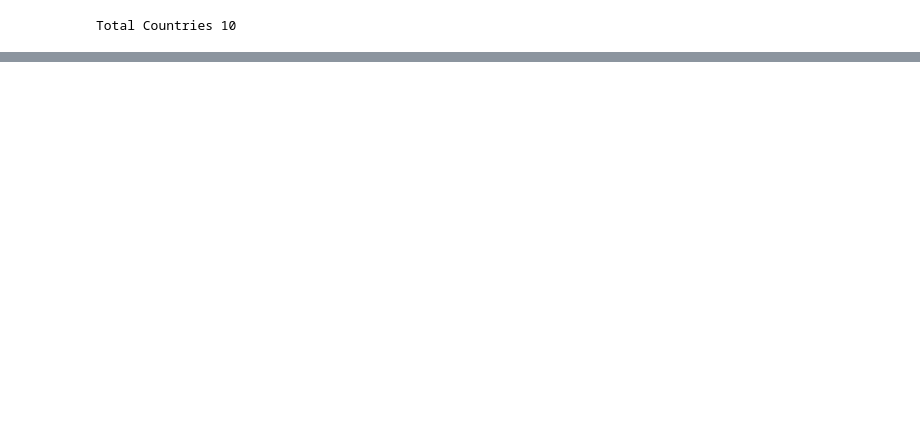
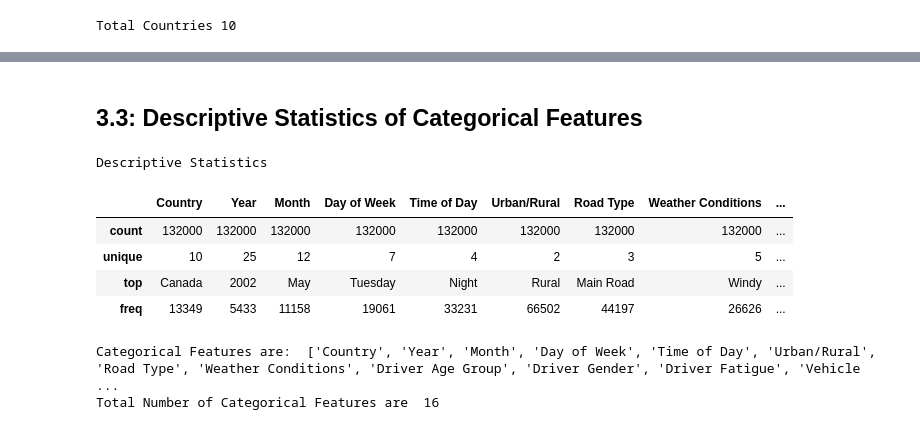
Before and after one commit to HassanZeb01/global-road-safety-analytics, a Jupyter notebook: Accident_Severity_Prediction_Multi_Country_Analysis.ipynb, the cells around one changed output, grey strips where cells are left out. Drawn from its saved outputs; the diff is of its cells as text; code cells hidden in the pictures; blank space fills up the shorter version.

```diff
--- a/Accident_Severity_Prediction_Multi_Country_Analysis.ipynb
+++ b/Accident_Severity_Prediction_Multi_Country_Analysis.ipynb
@@ -137,0 +200,29 @@ Total Countries 10
+# %% [markdown]
+## 3.3: Descriptive Statistics of Categorical Features
+# %%
+Descriptive_Statistics(raw_df,dtypes=['object','bool'])
+# %% [output]
+Descriptive Statistics
+|  | Country | Year | Month | Day of Week | Time of Day | Urban/Rural | Road Type | Weather Conditions | ... |
+| count | 132000 | 132000 | 132000 | 132000 | 132000 | 132000 | 132000 | 132000 | ... |
+| unique | 10 | 25 | 12 | 7 | 4 | 2 | 3 | 5 | ... |
+| top | Canada | 2002 | May | Tuesday | Night | Rural | Main Road | Windy | ... |
+| freq | 13349 | 5433 | 11158 | 19061 | 33231 | 66502 | 44197 | 26626 | ... |
+# %%
+# Separate categorical Features
+def separate_categorical_features(df):
+  """
+  This Method Returns Categorical Features
+  """
+  categorical_features = []
+  for col in df.columns:
+    if df[col].dtype == 'object' or df[col].dtype == 'bool':
+      categorical_features.append(col)
+  return categorical_features
+
+categorical_features= separate_categorical_features(raw_df)
+print("Categorical Features are: ",categorical_features)
+print("Total Number of Categorical Features are ",len(categorical_features))
+# %% [output]
+Categorical Features are:  ['Country', 'Year', 'Month', 'Day of Week', 'Time of Day', 'Urban/Rural', 'Road Type', 'Weather Conditions', 'Driver Age Group', 'Driver Gender', 'Driver Fatigue', 'Vehicle  ...
+Total Number of Categorical Features are  16
```
Also changed, not shown: parts of 59 cells of this notebook.
